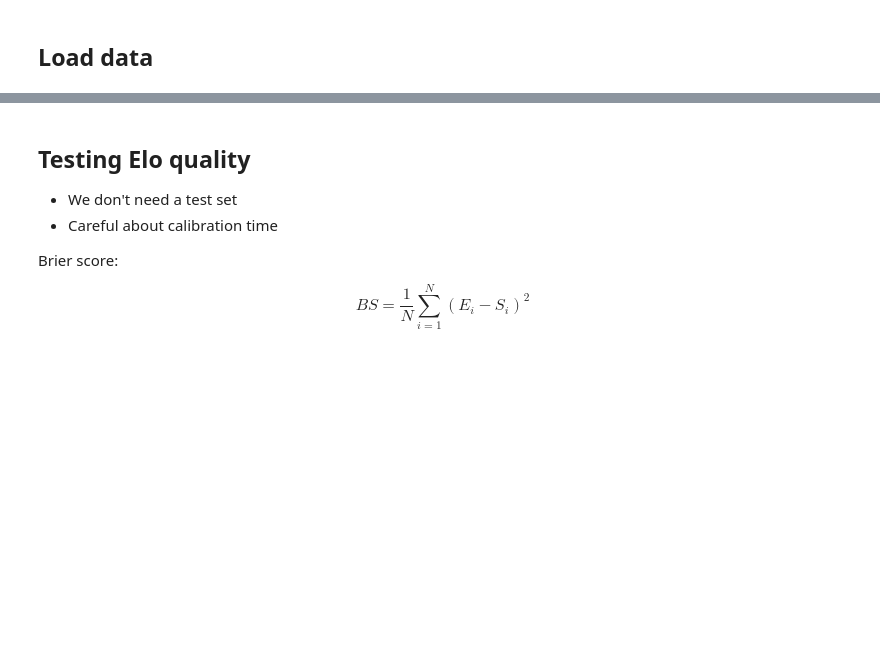
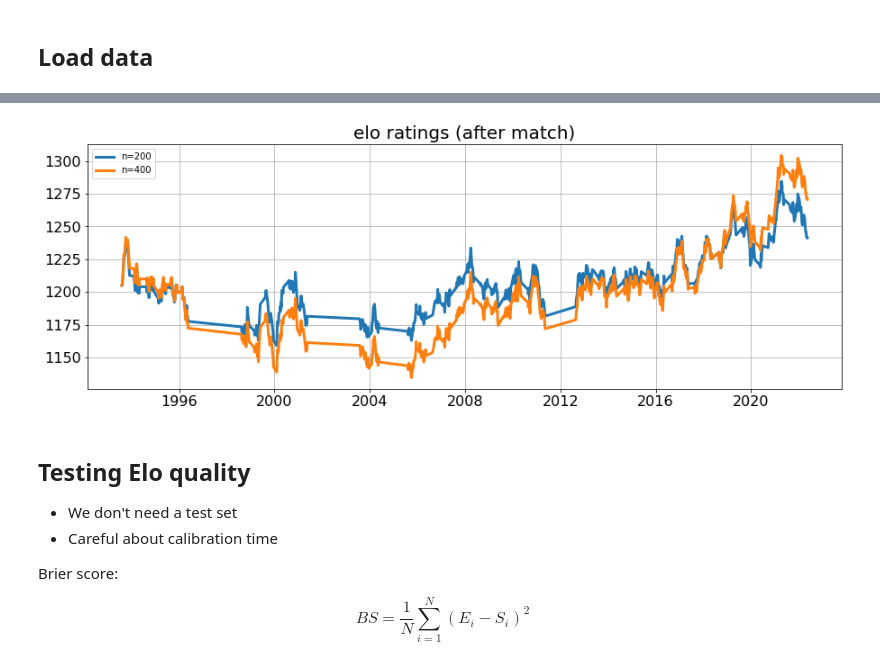
Before and after one commit to drdarina/datalift_workshop, a Jupyter notebook: workbook_elo.ipynb, the cells around one changed output, grey strips where cells are left out. Drawn from its saved outputs; the diff is of its cells as text; code cells hidden in the pictures; blank space fills up the shorter version.

```diff
--- a/workbook_elo.ipynb
+++ b/workbook_elo.ipynb
@@ -99,3 +136,15 @@ _ = plt.title('elo ratings (after match)')
+# %%
+# plotting time: let's look at some teams over time!
+team1 = 'einfrankfurt'
+ratings1 = rate_elo(n=200, k=10, init_rating=1200)
+ratings2 = rate_elo(n=400, k=10, init_rating=1200)
+fig, ax = plt.subplots()
+plt.plot(ratings1[team1]['date'], ratings1[team1]['rating'], label='n=200')
+plt.plot(ratings2[team1]['date'], ratings2[team1]['rating'], label='n=400')
+plt.legend()
+_ = plt.title('elo ratings (after match)')
+# %% [output]
+[figure, added]
 # %% [markdown]
 ## Testing Elo quality
 
```
Also changed, not shown: parts of 11 cells of this notebook, 3 other files.
